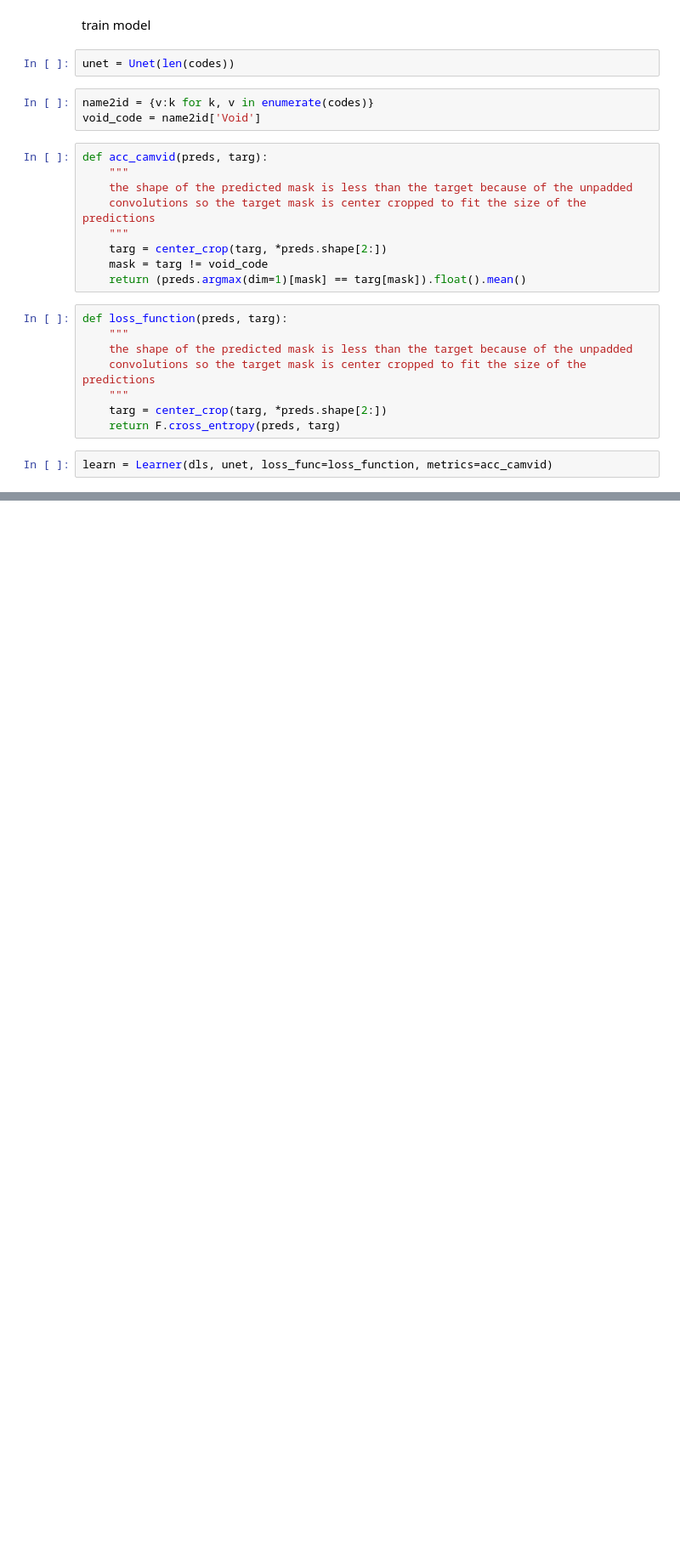
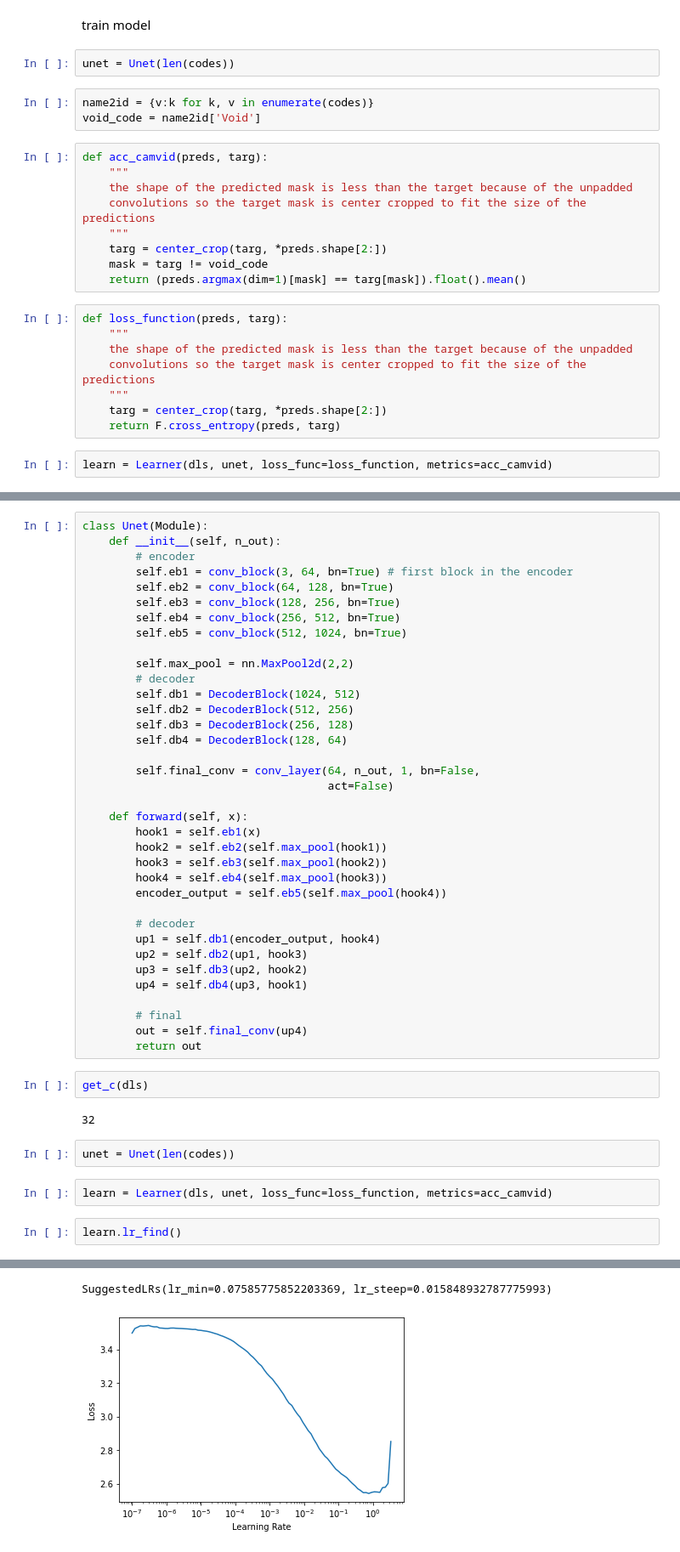
Before and after one commit to asiedubrempong/fastai-experiments, a Jupyter notebook: segmentation/unet/unet.ipynb, the cells around one changed output, grey strips where cells are left out. Shown at 85% size. Saved outputs shown, nothing was run; the diff lists cells and outputs as text; blank space fills up the shorter version.

```diff
--- a/segmentation/unet/unet.ipynb
+++ b/segmentation/unet/unet.ipynb
@@ -177,0 +225,47 @@ learn.fit_one_cycle(5, 2e-3)
+# %%
+class Unet(Module):
+    def __init__(self, n_out):
+        # encoder
+        self.eb1 = conv_block(3, 64, bn=True) # first block in the encoder
+        self.eb2 = conv_block(64, 128, bn=True)
+        self.eb3 = conv_block(128, 256, bn=True)
+        self.eb4 = conv_block(256, 512, bn=True)
+        self.eb5 = conv_block(512, 1024, bn=True)
+
+        self.max_pool = nn.MaxPool2d(2,2)
+        # decoder
+        self.db1 = DecoderBlock(1024, 512)
+        self.db2 = DecoderBlock(512, 256)
+        self.db3 = DecoderBlock(256, 128)
+        self.db4 = DecoderBlock(128, 64)
+
+        self.final_conv = conv_layer(64, n_out, 1, bn=False,
+                                     act=False)
+
+    def forward(self, x):
+        hook1 = self.eb1(x)
+        hook2 = self.eb2(self.max_pool(hook1))
+        hook3 = self.eb3(self.max_pool(hook2))
+        hook4 = self.eb4(self.max_pool(hook3))
+        encoder_output = self.eb5(self.max_pool(hook4))
+
+        # decoder
+        up1 = self.db1(encoder_output, hook4)
+        up2 = self.db2(up1, hook3)
+        up3 = self.db3(up2, hook2)
+        up4 = self.db4(up3, hook1)
+
+        # final
+        out = self.final_conv(up4)
+        return out
+# %%
+get_c(dls)
+# %% [output]
+32
+# %%
+unet = Unet(len(codes))
+# %%
+learn = Learner(dls, unet, loss_func=loss_function, metrics=acc_camvid)
+# %%
+learn.lr_find()
+# %% [output]
@@ -177,0 +273,2 @@ learn.fit_one_cycle(5, 2e-3)
+SuggestedLRs(lr_min=0.07585775852203369, lr_steep=0.015848932787775993)
+[figure, added]
```
Also changed, not shown: parts of 10 cells of this notebook.
